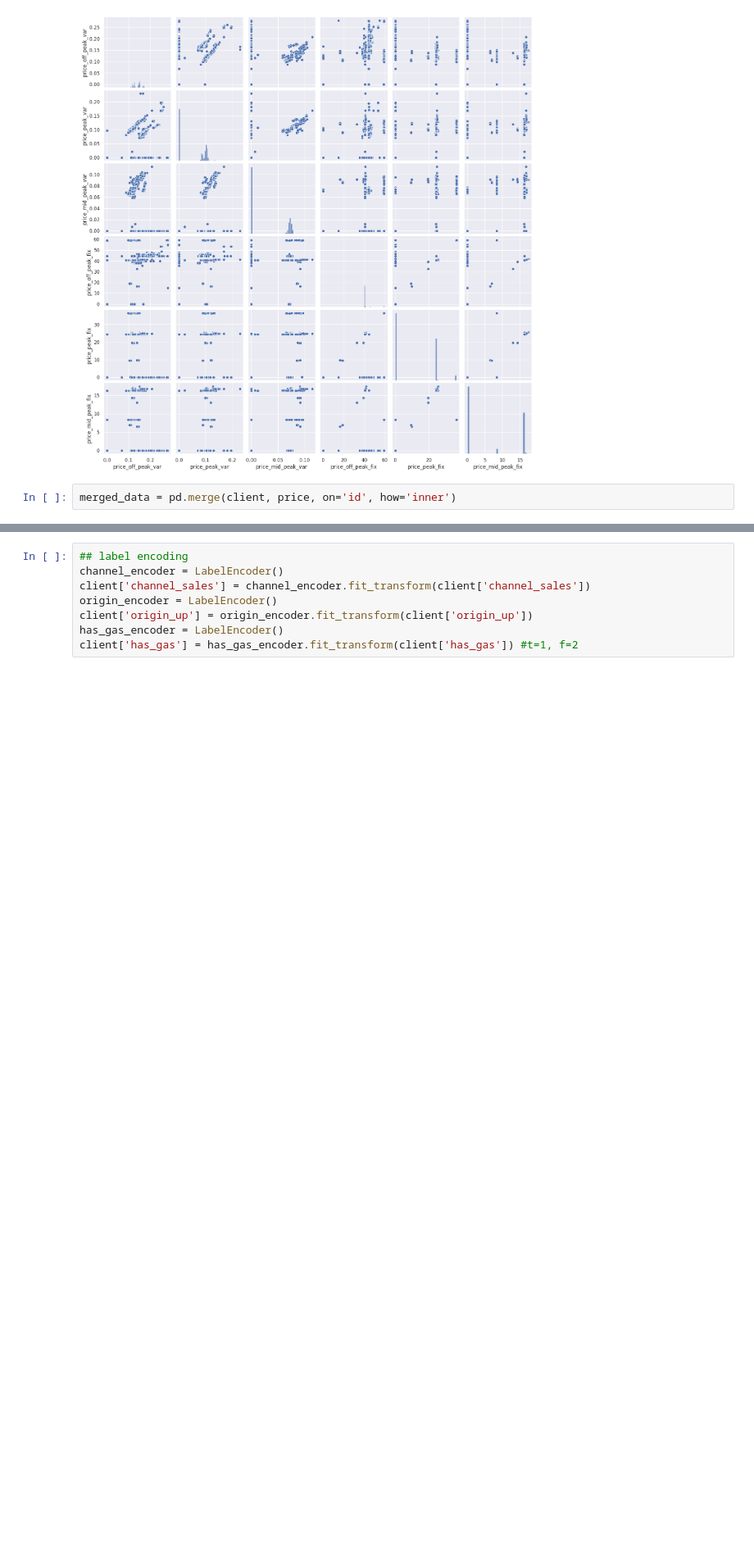
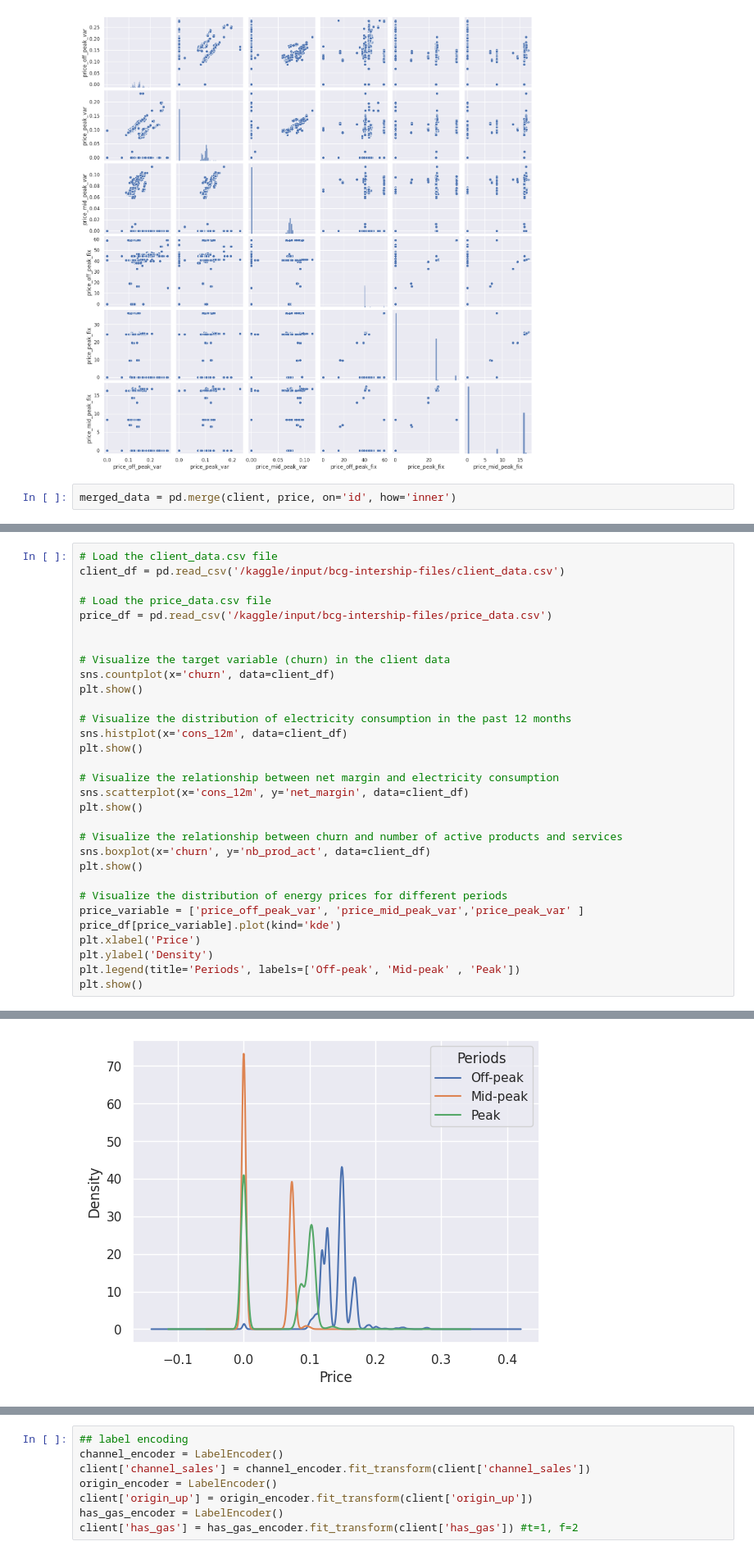
Before and after one commit to hantablack9/BCG-Forage-PowerCo-customer-churn, a Jupyter notebook: 2. EDA || BCG PowerCo churn problem.ipynb, the cells around one changed output, grey strips where cells are left out. Shown at 82% size. Drawn from its saved outputs; the diff is of its cells as text; blank space fills up the shorter version.

Commit message:
Kaggle Notebook | 2. EDA || BCG PowerCo churn problem | Version 6

```diff
--- a/2. EDA || BCG PowerCo churn problem.ipynb
+++ b/2. EDA || BCG PowerCo churn problem.ipynb
@@ -607,0 +648,32 @@ variable_of_interest
+# %%
+# Load the client_data.csv file
+client_df = pd.read_csv('/kaggle/input/bcg-intership-files/client_data.csv')
+
+# Load the price_data.csv file
+price_df = pd.read_csv('/kaggle/input/bcg-intership-files/price_data.csv')
+
+
+# Visualize the target variable (churn) in the client data
+sns.countplot(x='churn', data=client_df)
+plt.show()
+
+# Visualize the distribution of electricity consumption in the past 12 months
+sns.histplot(x='cons_12m', data=client_df)
+plt.show()
+
+# Visualize the relationship between net margin and electricity consumption
+sns.scatterplot(x='cons_12m', y='net_margin', data=client_df)
+plt.show()
+
+# Visualize the relationship between churn and number of active products and services
+sns.boxplot(x='churn', y='nb_prod_act', data=client_df)
+plt.show()
+
+# Visualize the distribution of energy prices for different periods
+price_variable = ['price_off_peak_var', 'price_mid_peak_var','price_peak_var' ]
+price_df[price_variable].plot(kind='kde')
+plt.xlabel('Price')
+plt.ylabel('Density')
+plt.legend(title='Periods', labels=['Off-peak', 'Mid-peak' , 'Peak'])
+plt.show()
+# %% [output]
@@ -608,3 +684,4 @@ variable_of_interest
+[figure, added]
 # %% [markdown]
 ### **Observations and further questions:**
 
```
Also changed, not shown: parts of 10 cells of this notebook.
